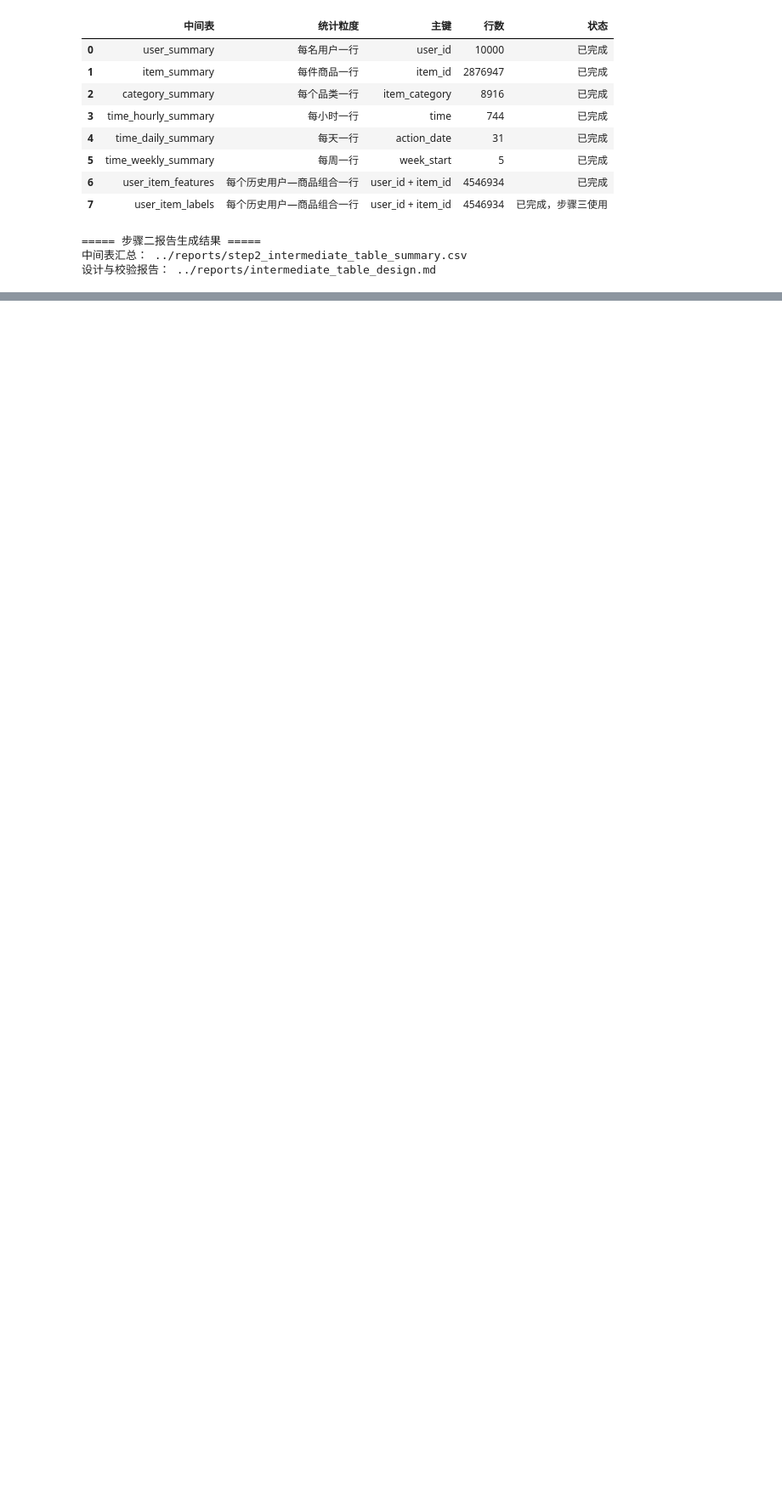
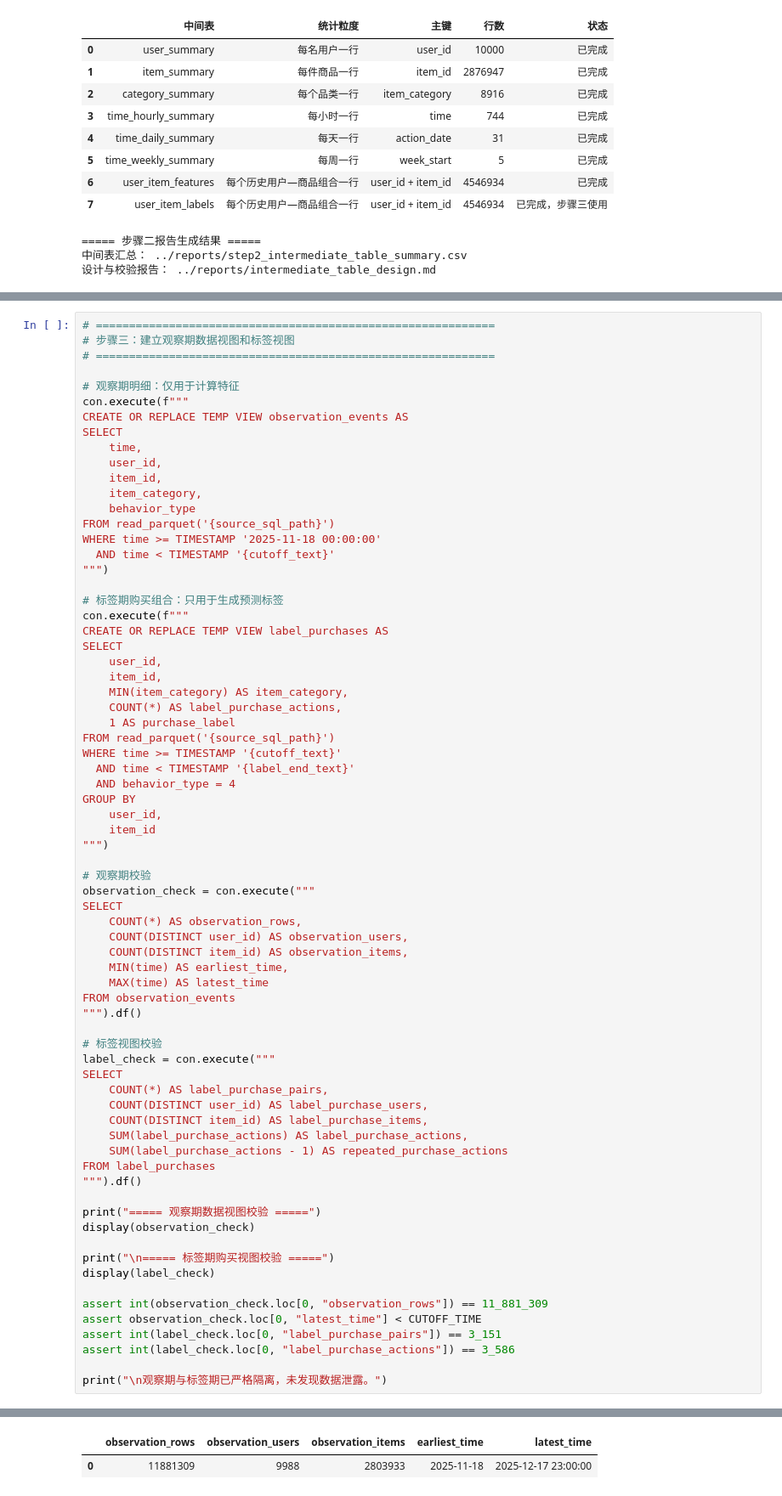
Before and after one commit to nyx0109-collab/user-behavior-analysis, a Jupyter notebook: notebooks/01_data_loading.ipynb, the cells around one changed output, grey strips where cells are left out. Shown at 85% size. Cells and saved outputs as stored; diff of their text form; blank space fills up the shorter version.

```diff
--- a/notebooks/01_data_loading.ipynb
+++ b/notebooks/01_data_loading.ipynb
@@ -3173,0 +3276,72 @@ print("设计与校验报告：", report_path)
+# %%
+# ============================================================
+# 步骤三：建立观察期数据视图和标签视图
+# ============================================================
+
+# 观察期明细：仅用于计算特征
+con.execute(f"""
+CREATE OR REPLACE TEMP VIEW observation_events AS
+SELECT
+    time,
+    user_id,
+    item_id,
+    item_category,
+    behavior_type
+FROM read_parquet('{source_sql_path}')
+WHERE time >= TIMESTAMP '2025-11-18 00:00:00'
+  AND time < TIMESTAMP '{cutoff_text}'
+""")
+
+# 标签期购买组合：只用于生成预测标签
+con.execute(f"""
+CREATE OR REPLACE TEMP VIEW label_purchases AS
+SELECT
+    user_id,
+    item_id,
+    MIN(item_category) AS item_category,
+    COUNT(*) AS label_purchase_actions,
+    1 AS purchase_label
+FROM read_parquet('{source_sql_path}')
+WHERE time >= TIMESTAMP '{cutoff_text}'
+  AND time < TIMESTAMP '{label_end_text}'
+  AND behavior_type = 4
+GROUP BY
+    user_id,
+    item_id
+""")
+
+# 观察期校验
+observation_check = con.execute("""
+SELECT
+    COUNT(*) AS observation_rows,
+    COUNT(DISTINCT user_id) AS observation_users,
+    COUNT(DISTINCT item_id) AS observation_items,
+    MIN(time) AS earliest_time,
+    MAX(time) AS latest_time
+FROM observation_events
+""").df()
+
+# 标签视图校验
+label_check = con.execute("""
+SELECT
+    COUNT(*) AS label_purchase_pairs,
+    COUNT(DISTINCT user_id) AS label_purchase_users,
+    COUNT(DISTINCT item_id) AS label_purchase_items,
+    SUM(label_purchase_actions) AS label_purchase_actions,
+    SUM(label_purchase_actions - 1) AS repeated_purchase_actions
+FROM label_purchases
+""").df()
+
+print("===== 观察期数据视图校验 =====")
+display(observation_check)
+
+print("\n===== 标签期购买视图校验 =====")
+display(label_check)
+
+assert int(observation_check.loc[0, "observation_rows"]) == 11_881_309
+assert observation_check.loc[0, "latest_time"] < CUTOFF_TIME
+assert int(label_check.loc[0, "label_purchase_pairs"]) == 3_151
+assert int(label_check.loc[0, "label_purchase_actions"]) == 3_586
+
+print("\n观察期与标签期已严格隔离，未发现数据泄露。")
+# %% [output]
@@ -3173,0 +3349,2 @@ print("设计与校验报告：", report_path)
+|  | observation_rows | observation_users | observation_items | earliest_time | latest_time |
+| 0 | 11881309 | 9988 | 2803933 | 2025-11-18 | 2025-12-17 23:00:00 |
```
Also changed, not shown: parts of 14 cells of this notebook, 4 other files.
